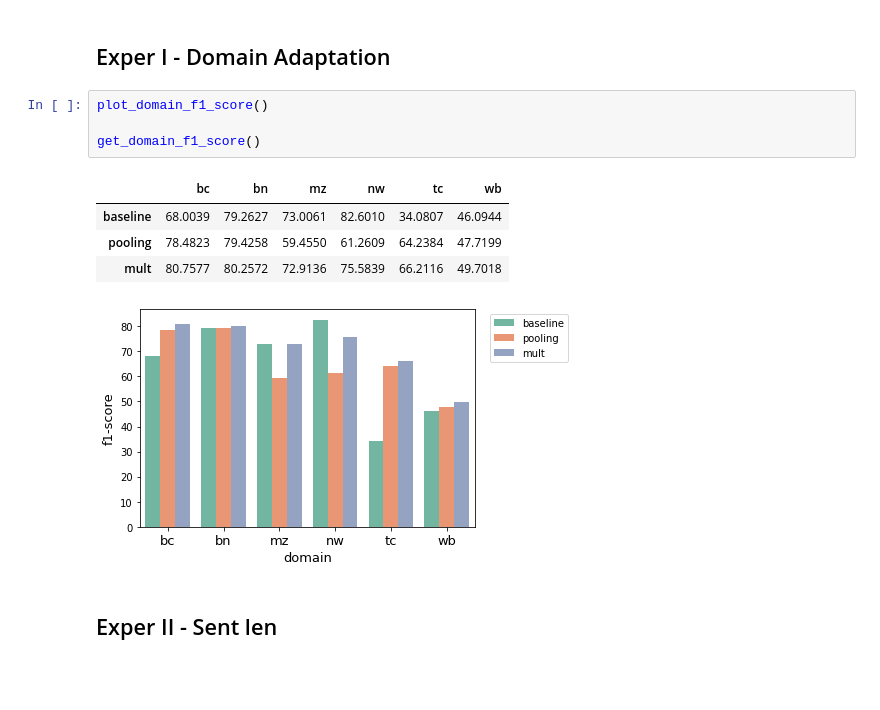
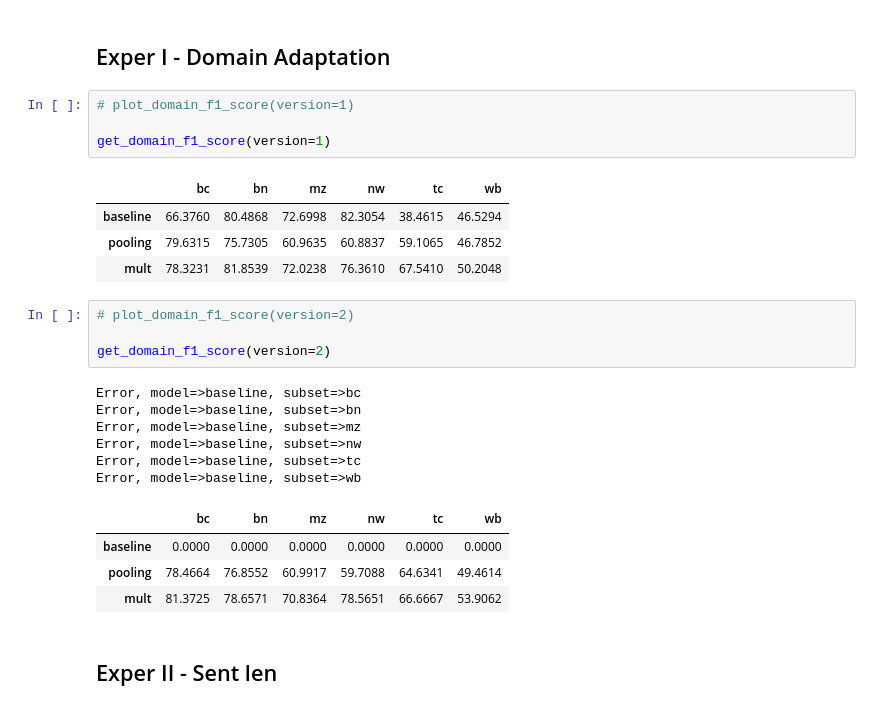
Before and after one commit to ixiaopan/NER_Tagger, a Jupyter notebook: corpus_profile.ipynb, the cells around one changed output. Saved outputs shown, nothing was run; the diff lists cells and outputs as text; blank space fills up the shorter version.

```diff
--- a/corpus_profile.ipynb
+++ b/corpus_profile.ipynb
@@ -20,16 +20,30 @@ model_types = [ 'baseline', 'pooling', 'mult' ]
 # Results
 # %% [markdown]
 ## Exper I - Domain Adaptation
-# %%
-plot_domain_f1_score()
-
-get_domain_f1_score()
-# %% [output]
-|  | bc | bn | mz | nw | tc | wb |
-| baseline | 68.0039 | 79.2627 | 73.0061 | 82.6010 | 34.0807 | 46.0944 |
-| pooling | 78.4823 | 79.4258 | 59.4550 | 61.2609 | 64.2384 | 47.7199 |
-| mult | 80.7577 | 80.2572 | 72.9136 | 75.5839 | 66.2116 | 49.7018 |
-[figure, removed]
+# %%
+# plot_domain_f1_score(version=1)
+
+get_domain_f1_score(version=1)
+# %% [output]
+|  | bc | bn | mz | nw | tc | wb |
+| baseline | 66.3760 | 80.4868 | 72.6998 | 82.3054 | 38.4615 | 46.5294 |
+| pooling | 79.6315 | 75.7305 | 60.9635 | 60.8837 | 59.1065 | 46.7852 |
+| mult | 78.3231 | 81.8539 | 72.0238 | 76.3610 | 67.5410 | 50.2048 |
+# %%
+# plot_domain_f1_score(version=2)
+
+get_domain_f1_score(version=2)
+# %% [output]
+Error, model=>baseline, subset=>bc
+Error, model=>baseline, subset=>bn
+Error, model=>baseline, subset=>mz
+Error, model=>baseline, subset=>nw
+Error, model=>baseline, subset=>tc
+Error, model=>baseline, subset=>wb
+|  | bc | bn | mz | nw | tc | wb |
+| baseline | 0.0000 | 0.0000 | 0.0000 | 0.0000 | 0.0000 | 0.0000 |
+| pooling | 78.4664 | 76.8552 | 60.9917 | 59.7088 | 64.6341 | 49.4614 |
+| mult | 81.3725 | 78.6571 | 70.8364 | 78.5651 | 66.6667 | 53.9062 |
 # %% [markdown]
 ## Exper II - Sent len
 # %%
```
Also changed, not shown: parts of 4 cells of this notebook, 1 other file.
